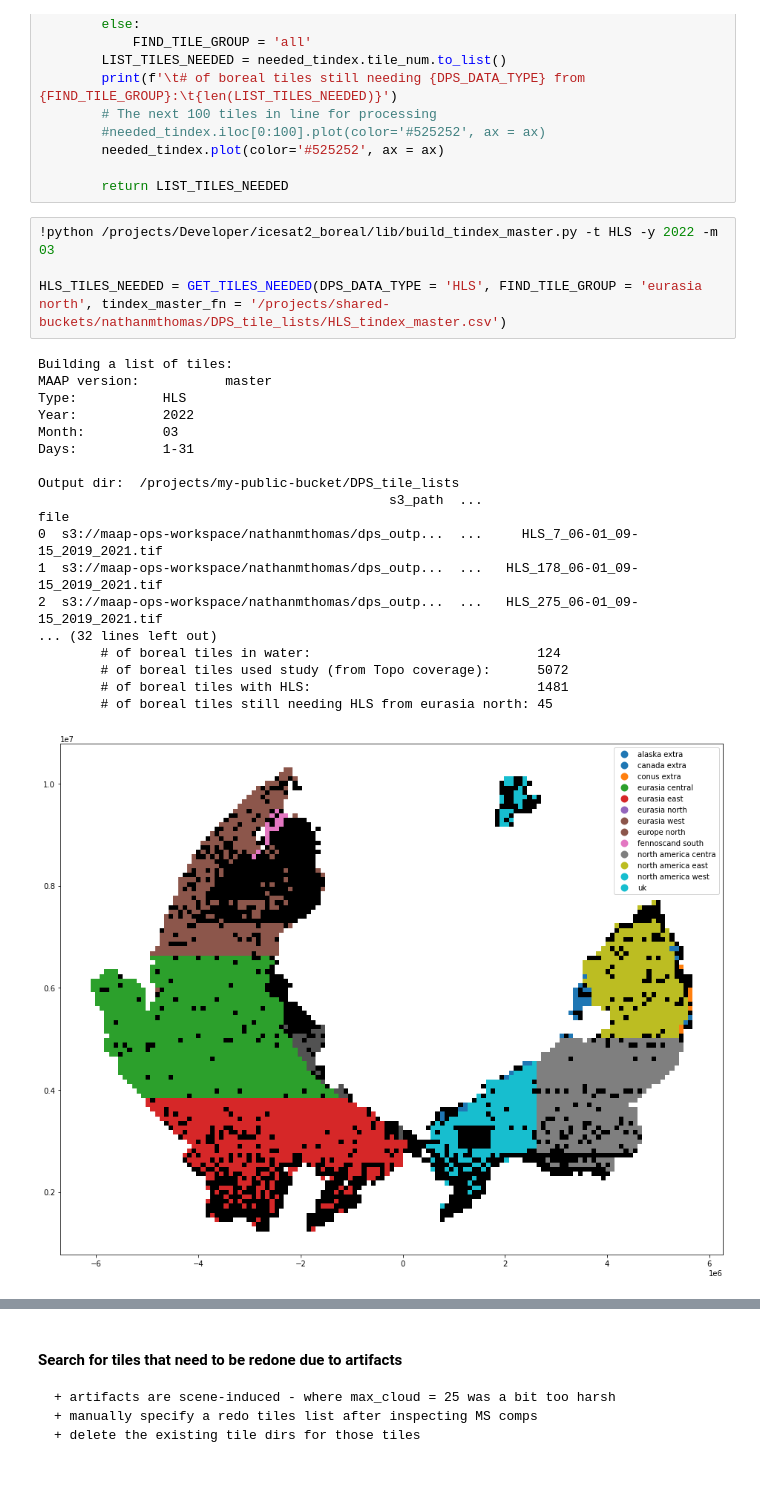
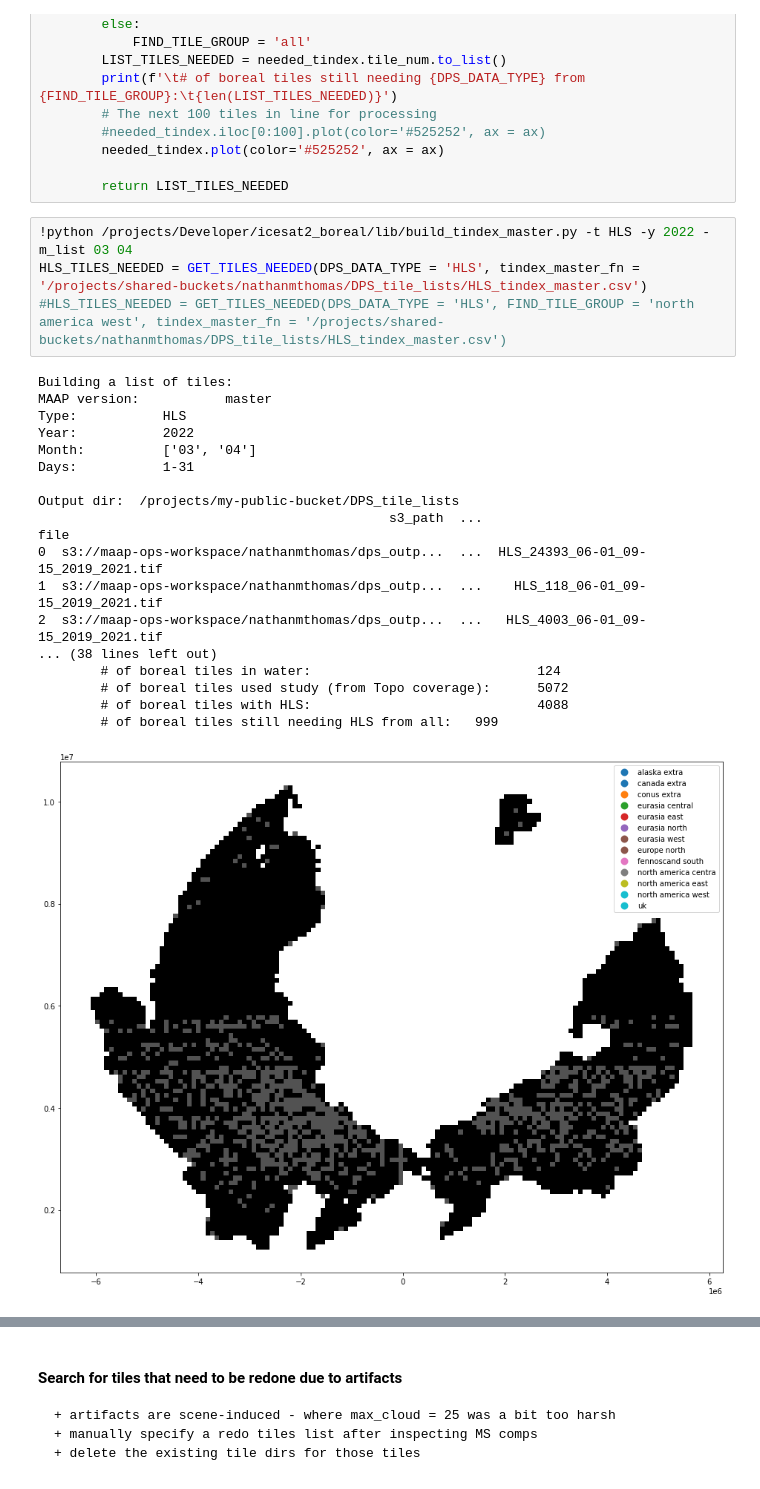
Before and after one commit to lauraduncanson/icesat2_boreal, a Jupyter notebook: notebooks/3.Gridded_product_development/DPS_mscomp_stack.ipynb, the cells around one changed output, grey strips where cells are left out. Saved outputs shown, nothing was run; the diff lists cells and outputs as text.

```diff
--- a/notebooks/3.Gridded_product_development/DPS_mscomp_stack.ipynb
+++ b/notebooks/3.Gridded_product_development/DPS_mscomp_stack.ipynb
@@ -100,28 +100,28 @@ def GET_TILES_NEEDED(DPS_DATA_TYPE = 'HLS',
 
         return LIST_TILES_NEEDED
 # %%
-!python /projects/Developer/icesat2_boreal/lib/build_tindex_master.py -t HLS -y 2022 -m 03
-
-HLS_TILES_NEEDED = GET_TILES_NEEDED(DPS_DATA_TYPE = 'HLS', FIND_TILE_GROUP = 'eurasia north', tindex_master_fn = '/projects/shared-buckets/nathanmthomas/DPS_tile_lists/HLS_tindex_master.csv')
+!python /projects/Developer/icesat2_boreal/lib/build_tindex_master.py -t HLS -y 2022 -m_list 03 04
+HLS_TILES_NEEDED = GET_TILES_NEEDED(DPS_DATA_TYPE = 'HLS', tindex_master_fn = '/projects/shared-buckets/nathanmthomas/DPS_tile_lists/HLS_tindex_master.csv')
+#HLS_TILES_NEEDED = GET_TILES_NEEDED(DPS_DATA_TYPE = 'HLS', FIND_TILE_GROUP = 'north america west', tindex_master_fn = '/projects/shared-buckets/nathanmthomas/DPS_tile_lists/HLS_tindex_master.csv')
 # %% [output]
 Building a list of tiles:
 MAAP version:           master
 Type:           HLS
 Year:           2022
-Month:          03
+Month:          ['03', '04']
 Days:           1-31
 
 Output dir:  /projects/my-public-bucket/DPS_tile_lists
-                                             s3_path  ...                                file
-0  s3://maap-ops-workspace/nathanmthomas/dps_outp...  ...     HLS_7_06-01_09-15_2019_2021.tif
-1  s3://maap-ops-workspace/nathanmthomas/dps_outp...  ...   HLS_178_06-01_09-15_2019_2021.tif
-2  s3://maap-ops-workspace/nathanmthomas/dps_outp...  ...   HLS_275_06-01_09-15_2019_2021.tif
-... (32 lines left out)
+                                             s3_path  ...                                 file
+0  s3://maap-ops-workspace/nathanmthomas/dps_outp...  ...  HLS_24393_06-01_09-15_2019_2021.tif
+1  s3://maap-ops-workspace/nathanmthomas/dps_outp...  ...    HLS_118_06-01_09-15_2019_2021.tif
+2  s3://maap-ops-workspace/nathanmthomas/dps_outp...  ...   HLS_4003_06-01_09-15_2019_2021.tif
+... (38 lines left out)
         # of boreal tiles in water:                             124
         # of boreal tiles used study (from Topo coverage):      5072
-        # of boreal tiles with HLS:                             1481
-        # of boreal tiles still needing HLS from eurasia north: 45
+        # of boreal tiles with HLS:                             4088
+        # of boreal tiles still needing HLS from all:   999
-[figure, old version]
+[figure, new version]
 # %%
 INPUT_TILE_NUM_LIST = HLS_TILES_NEEDED
 len(INPUT_TILE_NUM_LIST)
```
Also changed, not shown: parts of 13 cells of this notebook, 3 other files.
